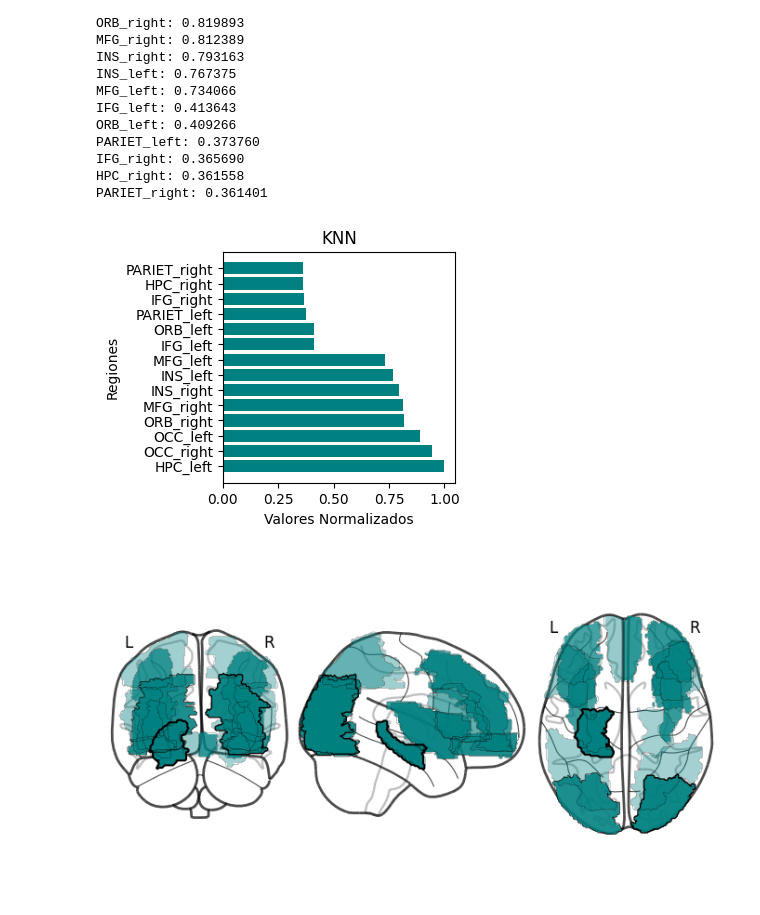
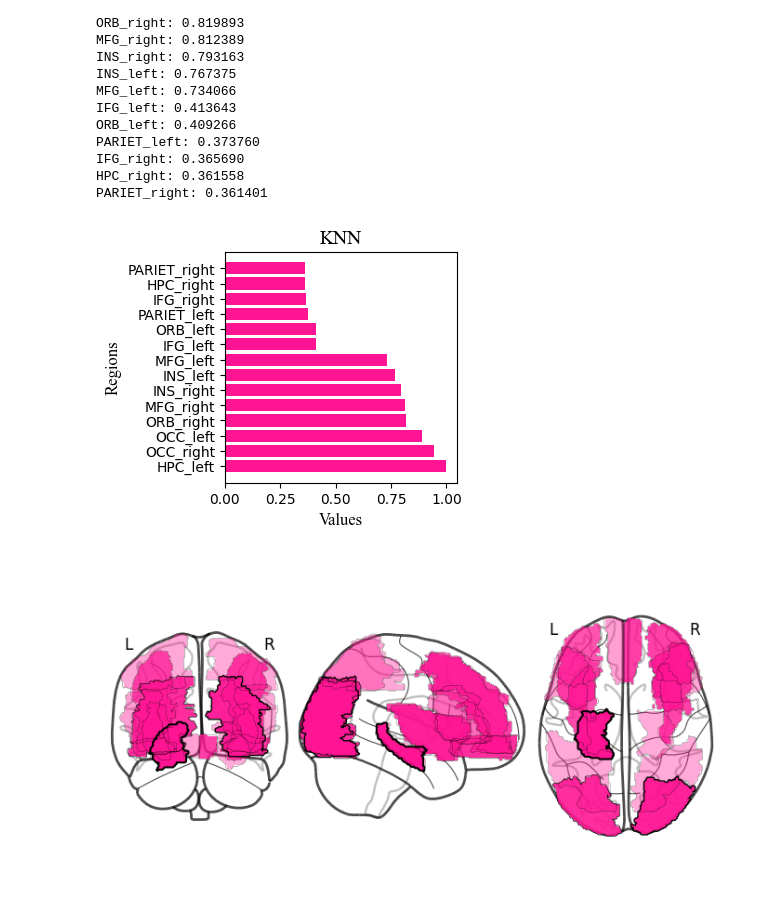
Before and after one commit to carrielfelipe/Brain_Age, a Jupyter notebook: KNN/KNN.ipynb, the cells around one changed output. Drawn from its saved outputs; the diff is of its cells as text; code cells hidden in the pictures.

Commit message:
actualizacion colores

```diff
--- a/KNN/KNN.ipynb
+++ b/KNN/KNN.ipynb
@@ -186,12 +194,12 @@ IFG_right: 0.365690
 HPC_right: 0.361558
 PARIET_right: 0.361401
 # %%
-Plotters.plot_normalized_values(resultado_normalizado_sorted, color='teal', name_set='KNN',x_size=3,y_size=3)
+Plotters.plot_normalized_values(resultado_normalizado_sorted, color='deeppink', name_set='KNN',x_size=3,y_size=3,font='Times New Roman', fontsize=12, xlabel='Values', ylabel='Regions')
 # %% [output]
-[figure, old version]
+[figure, new version]
 # %%
 base_path = f'{path}cerebritos/'
 
-Plotters.plot_brain_regions(resultado_normalizado_sorted, base_path, color='teal')
+Plotters.plot_brain_regions(resultado_normalizado_sorted, base_path, color='deeppink')
 # %% [output]
-[figure, old version]
+[figure, new version]
```
Also changed, not shown: parts of 3 cells of this notebook, 8 other files.
